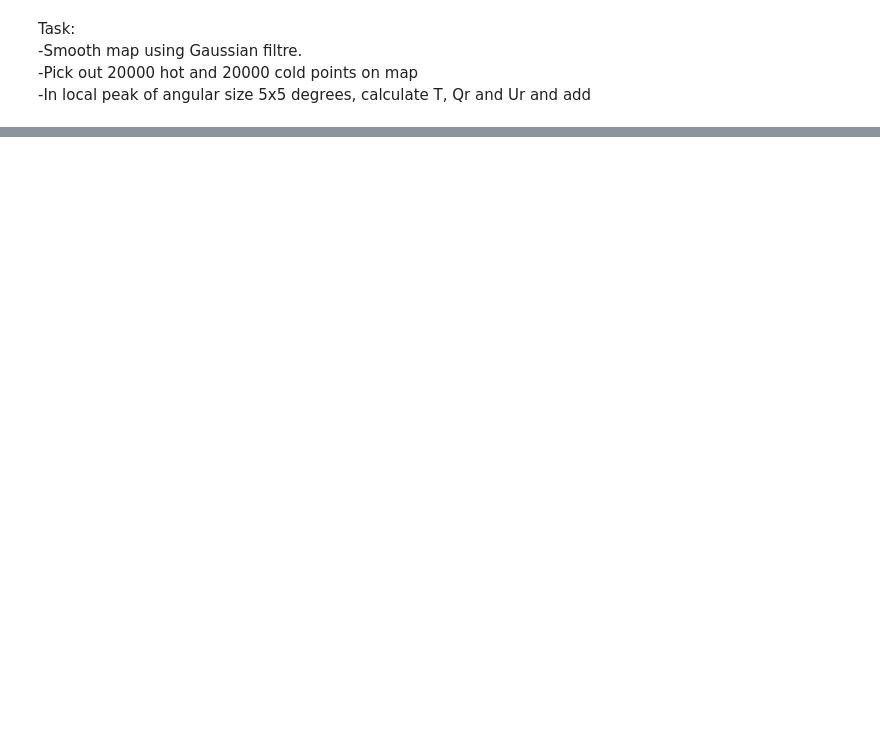
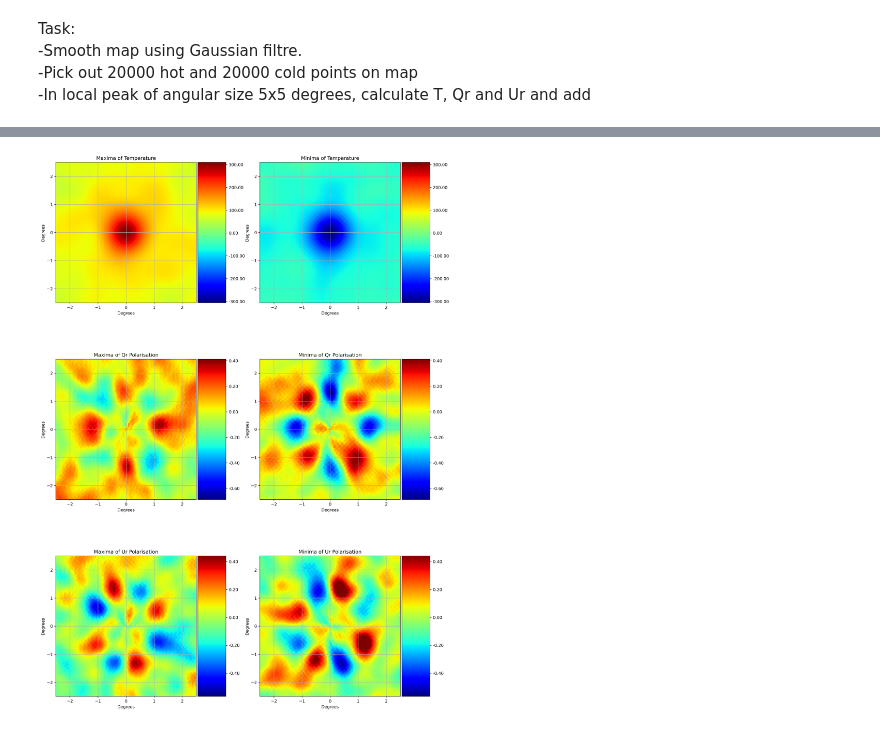
Before and after one commit to dlehdgk/CosmoSummerSchool2024, a Jupyter notebook: CMB/CMB_task4.ipynb, the cells around one changed output, grey strips where cells are left out. Cells and saved outputs as stored; diff of their text form; code cells hidden in the pictures; blank space fills up the shorter version.

```diff
--- a/CMB/CMB_task4.ipynb
+++ b/CMB/CMB_task4.ipynb
@@ -72,9 +94,13 @@ hp.mollview(
 # %%
 # Finding 20000 hot and cold spots from smooth maps
-top_index = np.argsort(smooth[0])[-20000:]
-bottom_index = np.argsort(smooth[0])[:20000]
+no_spots = 1000
+# indices of the spots with highest values
+top_index = np.argsort(smooth[0])[-no_spots:]
+# indices of the spots with the lowest values
+bottom_index = np.argsort(smooth[0])[:no_spots]
 # %%
-max_stacked = np.zeros((200, 200))
-min_stacked = np.zeros((200, 200))
+# generating arrays which will contain averaged data
+max_stacked = np.zeros((3, 200, 200))
+min_stacked = np.zeros((3, 200, 200))
 # %%
 for i in range(len(top_index)):
@@ -113,0 +173,40 @@ IndexError: index 1161173 is out of bounds for axis 0 with size 3
+# %%
+# Find the average of the sum of temperatures
+max_stacked /= no_spots
+min_stacked /= no_spots
+# %%
+fig, ax = plt.subplots(3, 2, figsize=(16, 24), dpi=300)
+for pindx, ll in zip(range(3), ["Temperature", "Qr Polarisation", "Ur Polarisation"]):
+    im_hot = ax[pindx, 0].imshow(
+        max_stacked[pindx, :, :],
+        extent=(-2.5, 2.5, -2.5, 2.5),
+        cmap="jet",
+        vmin=np.min(min_stacked[pindx, :, :]),
+        vmax=np.max(max_stacked[pindx, :, :]),
+    )
+    ax[pindx, 0].grid()
+    ax[pindx, 0].set_xlabel("Degrees")
+    ax[pindx, 0].set_ylabel("Degrees")
+    ax[pindx, 0].set_title(r"Maxima of %s" % ll)
+    divider_hot = make_axes_locatable(ax[pindx, 0])
+    cax_hot = divider_hot.append_axes("right", size="20%", pad=0.05)
+    cbar_hot = plt.colorbar(im_hot, cax=cax_hot, format="%.2f")
+
+    im_cold = ax[pindx, 1].imshow(
+        min_stacked[pindx, :, :],
+        extent=(-2.5, 2.5, -2.5, 2.5),
+        cmap="jet",
+        vmin=np.min(min_stacked[pindx, :, :]),
+        vmax=np.max(max_stacked[pindx, :, :]),
+    )
+    ax[pindx, 1].grid()
+    ax[pindx, 1].set_xlabel("Degrees")
+    ax[pindx, 1].set_ylabel("Degrees")
+    ax[pindx, 1].set_title(r"Minima of %s" % ll)
+    divider_cold = make_axes_locatable(ax[pindx, 1])
+    cax_cold = divider_cold.append_axes("right", size="20%", pad=0.05)
+    cbar_cold = plt.colorbar(im_cold, cax=cax_cold, format="%.2f")
+
+fig.show()
+# %% [output]
+[figure, added]
```
Also changed, not shown: parts of 8 cells of this notebook, 3 other files.
